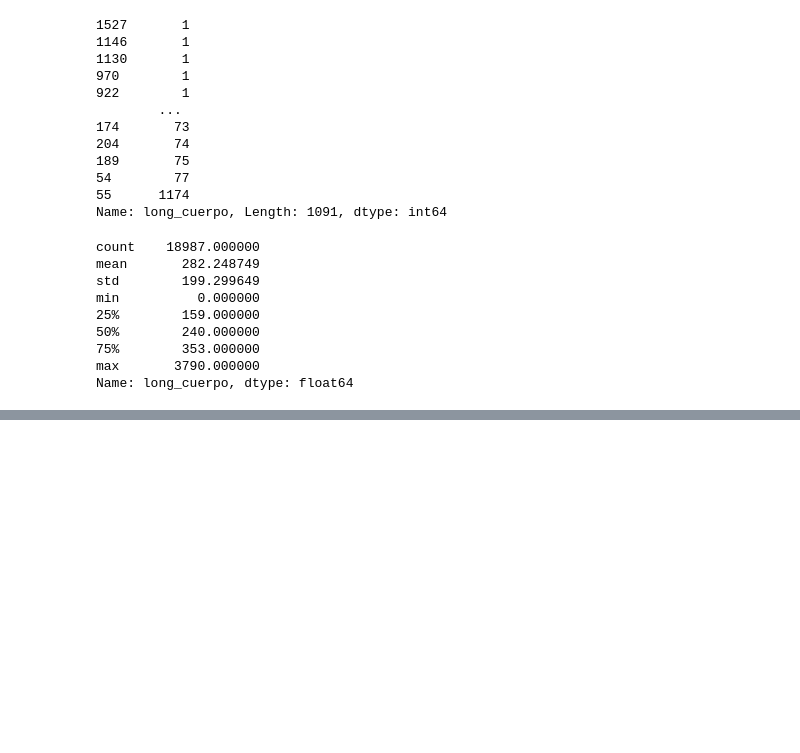
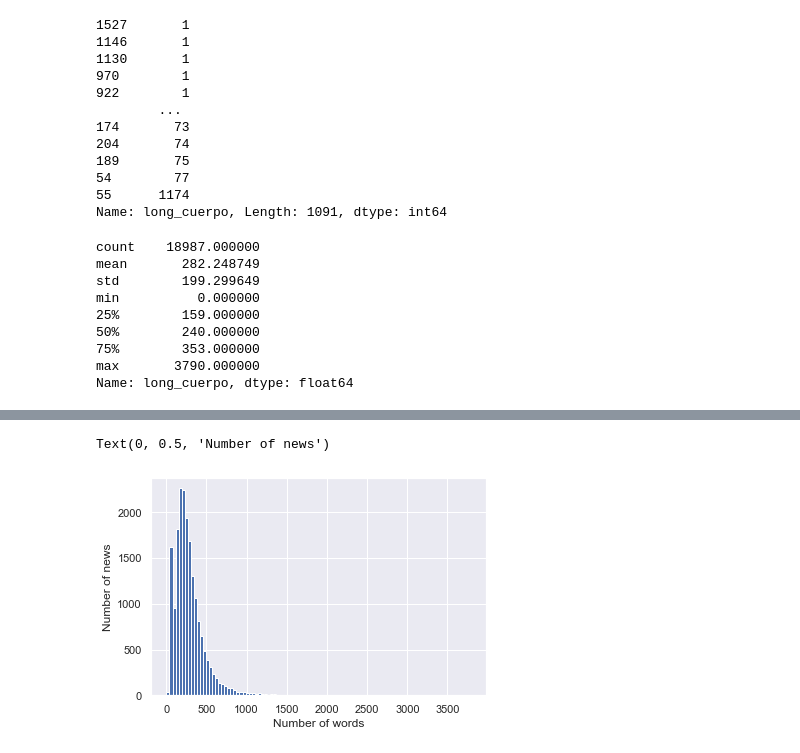
Before and after one commit to ds4a-team-13/clasificador-noticias, a Jupyter notebook: data_check.ipynb, the cells around one changed output, grey strips where cells are left out. Drawn from its saved outputs; the diff is of its cells as text; code cells hidden in the pictures; blank space fills up the shorter version.

```diff
--- a/data_check.ipynb
+++ b/data_check.ipynb
@@ -38,5 +70,3 @@ df.groupby('diario').agg({'url': 'size','fecha_publicacion': ['min', 'max']})
 | elpais | 140 | 2020-05-03 00:00:00 | 2020-06-12 00:00:00 |
 | hoydiariodelmagdalena | 3713 | 2019-07-07 08:24:45 | 2020-06-12 17:43:36 |
 | lanacion | 13323 | 2012-01-02 06:11:58 | 2020-06-11 17:00:33 |
-# %%
-df['dia_semana'] = df['fecha_publicacion'].dt.dayofweek
@@ -244,0 +107,3 @@ ficha.map(plt.hist, 'long_cuerpo')
+# %%
+df = df[df['long_cuerpo']!=0]
+df['long_cuerpo'].describe()
@@ -244,0 +156,8 @@ ficha.map(plt.hist, 'long_cuerpo')
+# %%
+fig, ax = plt.subplots()
+df['long_cuerpo'].plot.hist(bins=100)
+ax.set_xlabel("Number of words")
+ax.set_ylabel("Number of news")
+# %% [output]
+Text(0, 0.5, 'Number of news')
+[figure, added]
```
Also changed, not shown: parts of 61 cells of this notebook, 4 other files.
